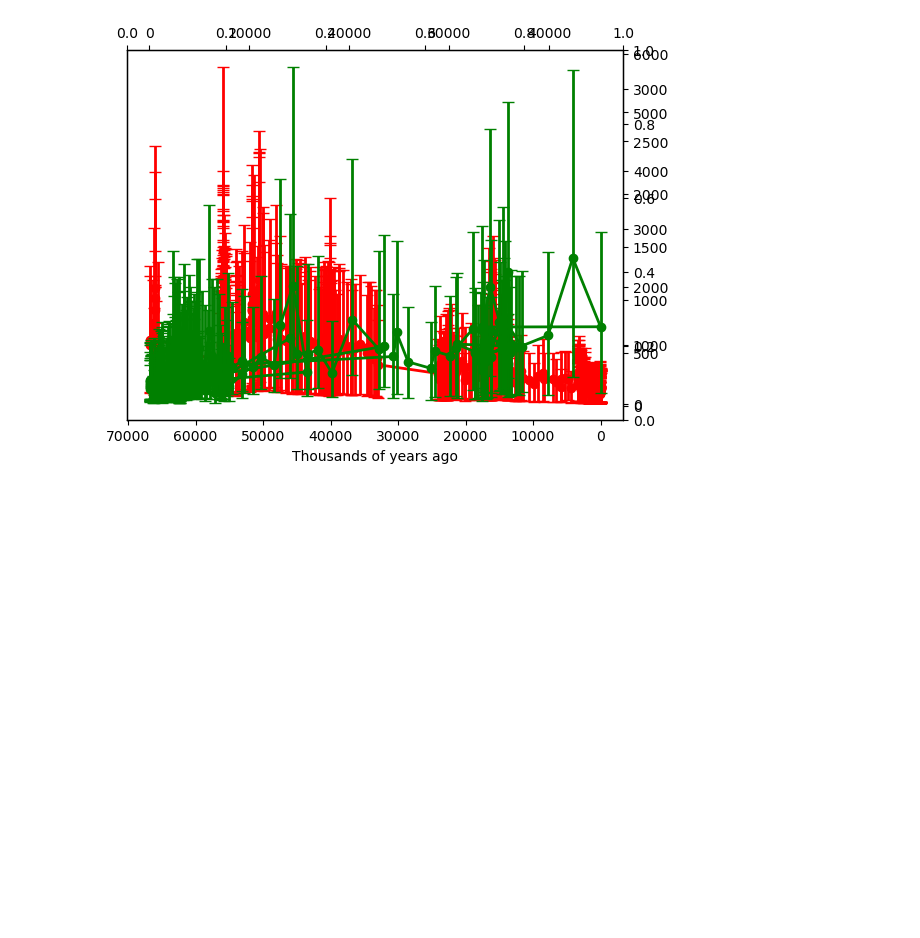
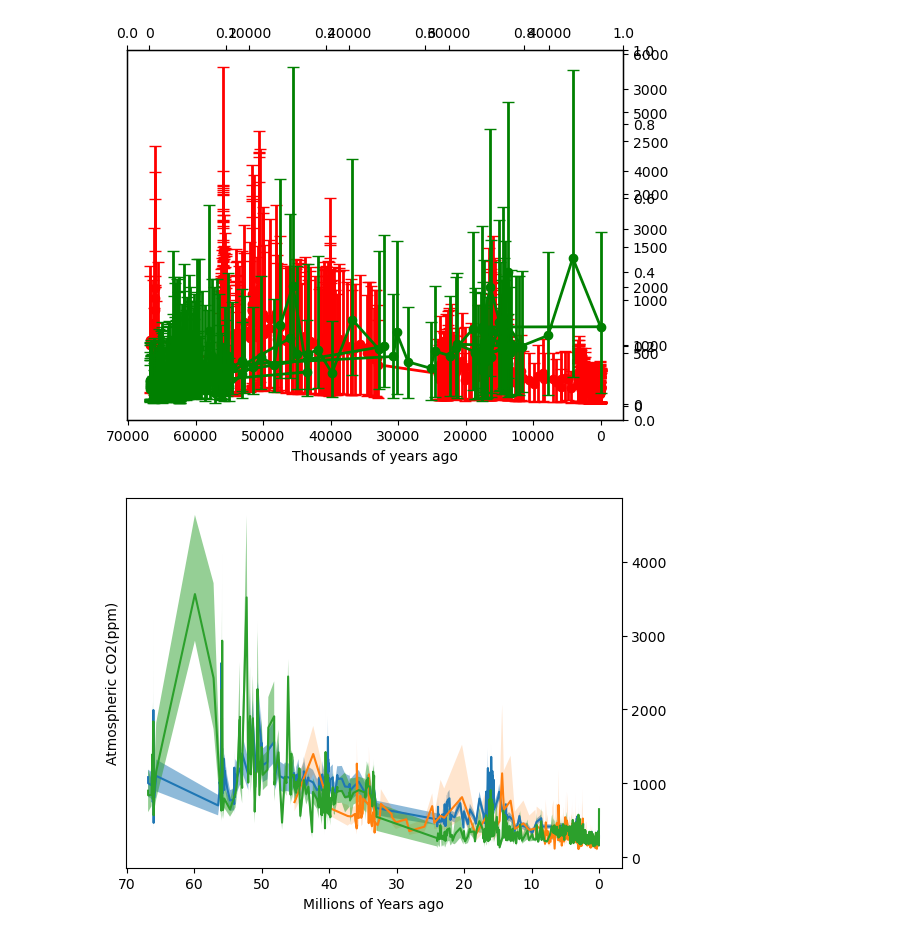
Before and after one commit to lbuabs6/Clima-Graphs-and-Data-, a Jupyter notebook: Post Paleocene CO2.ipynb, the cells around one changed output. Drawn from its saved outputs; the diff is of its cells as text; code cells hidden in the pictures; blank space fills up the shorter version.

```diff
--- a/Post Paleocene CO2.ipynb
+++ b/Post Paleocene CO2.ipynb
@@ -158,3 +159,48 @@ No artists with labels found to put in legend.  Note that artists whose label st
 
 
 # Match style from the book as closely as possible
+# %%
+boron_data = pd.read_csv('ea49_rae_suppl_data1(d11B_ph).csv')
+alkenone_data = pd.read_csv('ea49_rae_suppl_data1(alkenone_d13C).csv')
+co2_age_data = pd.read_csv('age_co2_plot_data.csv')
+
+
+# Set the x-axis and y-axis data
+x1 = boron_data['age']/1000
+x2 = alkenone_data['age']/1000
+x3 = co2_age_data['age']/1000
+
+
+y1 = boron_data['xco2']
+y1_err_lower1 = data['xco2_16pc']
+# y_err_lower2 = data['xco2_alkalinityLow']
+y1_err_upper1 = data['xco2_84pc']
+# y_err_upper2 = data['xco2_alkalinityHigh']
+
+
+y2 = alkenone_data['co2']
+y2_err_lower = alkenone_data['co2_16pc']
+y2_err_upper = alkenone_data['co2_84pc']
+
+
+y3 = co2_age_data['co2']
+y3_err_lower = co2_age_data['co2'].astype(float) - co2_age_data['co2_uncertainty_lower'].astype(float)
+y3_err_upper = co2_age_data['co2_uncertainty_higher'].astype(float) + co2_age_data['co2'].astype(float)
+
+plt.plot(x1, y1)
+plt.plot(x2, y2)
+plt.plot(x3, y3)
+plt.fill_between(x1, y1_err_lower1, y1_err_upper1, alpha=0.5, antialiased=True, linewidth=4, linestyle='dashdot')
+plt.fill_between(x2, y2_err_lower, y2_err_upper,  alpha=0.2, antialiased=True, linewidth=4, linestyle='dashdot')
+plt.fill_between(x3, y3_err_lower, y3_err_upper,  alpha=0.5, antialiased=True, linewidth=4, linestyle='dashdot')
+plt.gca().invert_xaxis()
+plt.xlabel("Millions of Years ago")
+plt.ylabel("Atmospheric CO2(ppm)")
+plt.gca().tick_params(axis='y', which='both', right=True, left=False, labelright=True, labelleft=False)
+# plt.text(200, 200, "This is an overlay of the temperature(degrees celsius) and the concentration of Carbon dioxide over the past 70 million years. ")
+
+
+
+plt.show()
+# %% [output]
+[figure, added]
```
Also changed, not shown: parts of 2 cells of this notebook, 4 other files.
